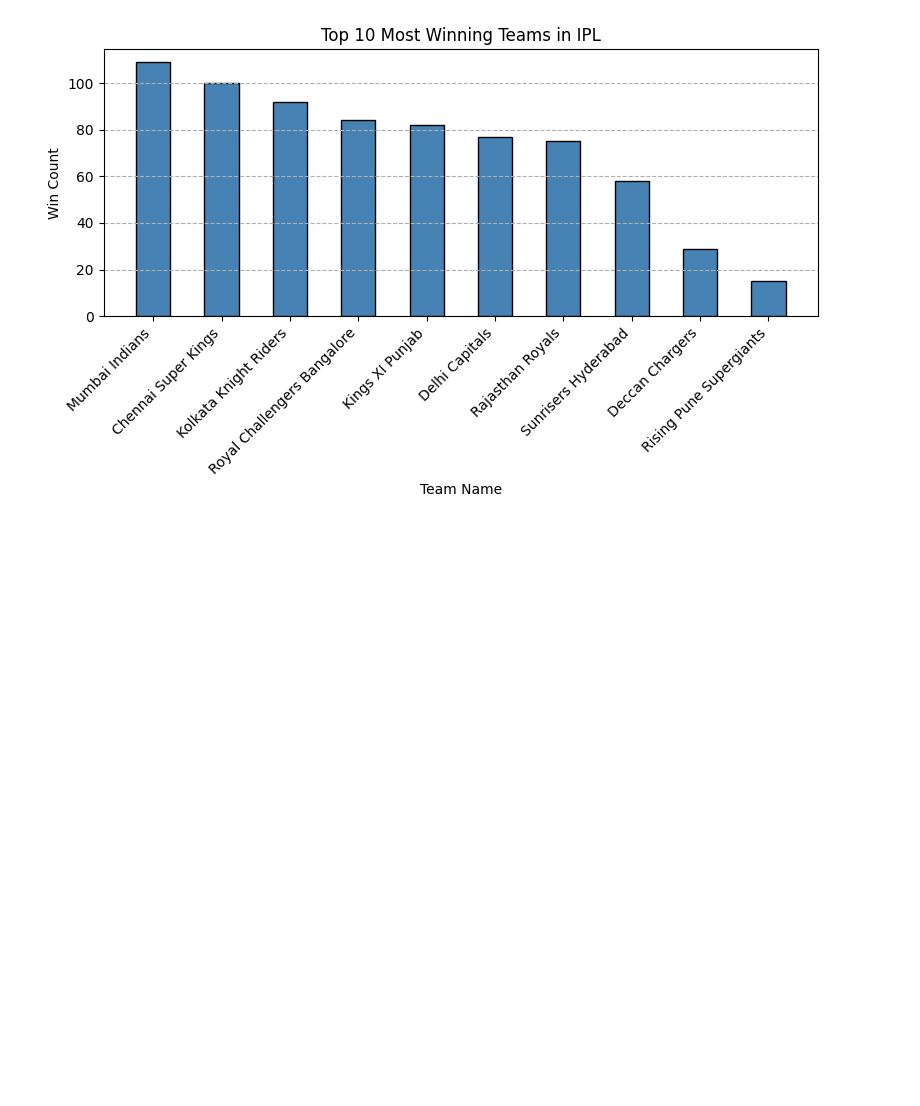
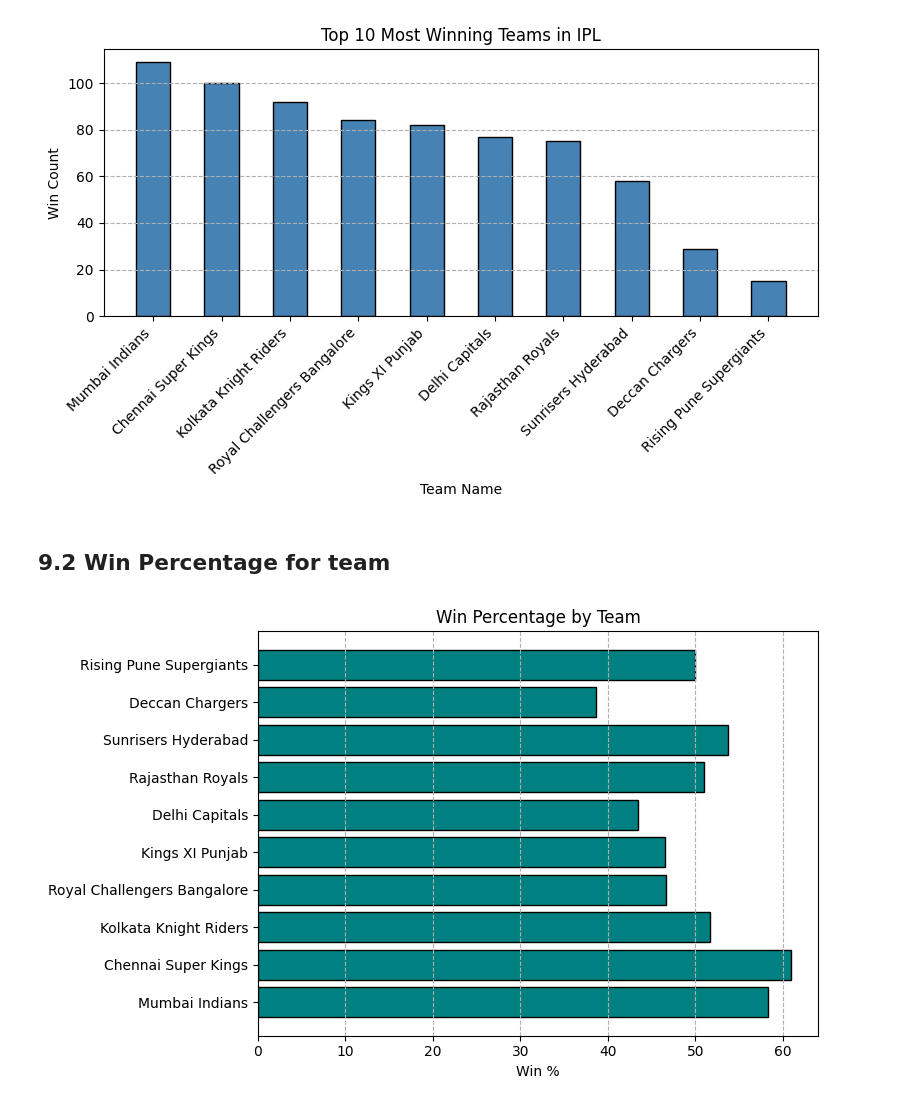
Before and after one commit to vidushan-ds/academic-data-wrangler, a Jupyter notebook: cricket-performance-analytics/cricket_analyz.ipynb, the cells around one changed output. Drawn from its saved outputs; the diff is of its cells as text; code cells hidden in the pictures; blank space fills up the shorter version.

Commit message:
feat: add toss analysis chart, POTM chart, win percentage chart

```diff
--- a/cricket-performance-analytics/cricket_analyz.ipynb
+++ b/cricket-performance-analytics/cricket_analyz.ipynb
@@ -572,3 +570,24 @@ plt.grid(axis='y',
 plt.show()
 # %% [output]
 [figure]
+# %% [markdown]
+## 9.2 Win Percentage for team
+# %%
+team_stats.columns
+plt.figure(figsize=(8, 5))
+
+plt.barh(
+    team_stats['Team'],
+    team_stats['win_percentage'],
+    color='teal',
+    edgecolor='black'
+)
+
+plt.title('Win Percentage by Team')
+plt.xlabel('Win %')
+
+plt.tight_layout()
+plt.grid(axis='x', linestyle="--")
+plt.show()
+# %% [output]
+[figure, added]
```
Also changed, not shown: parts of 9 cells of this notebook.
